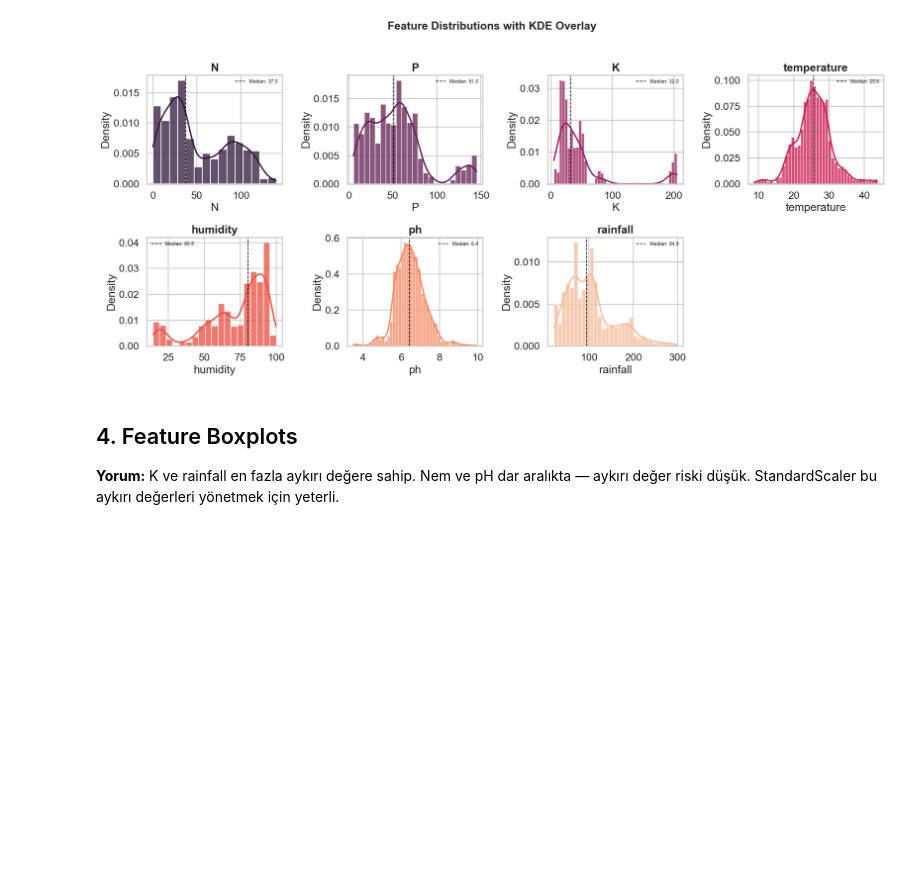
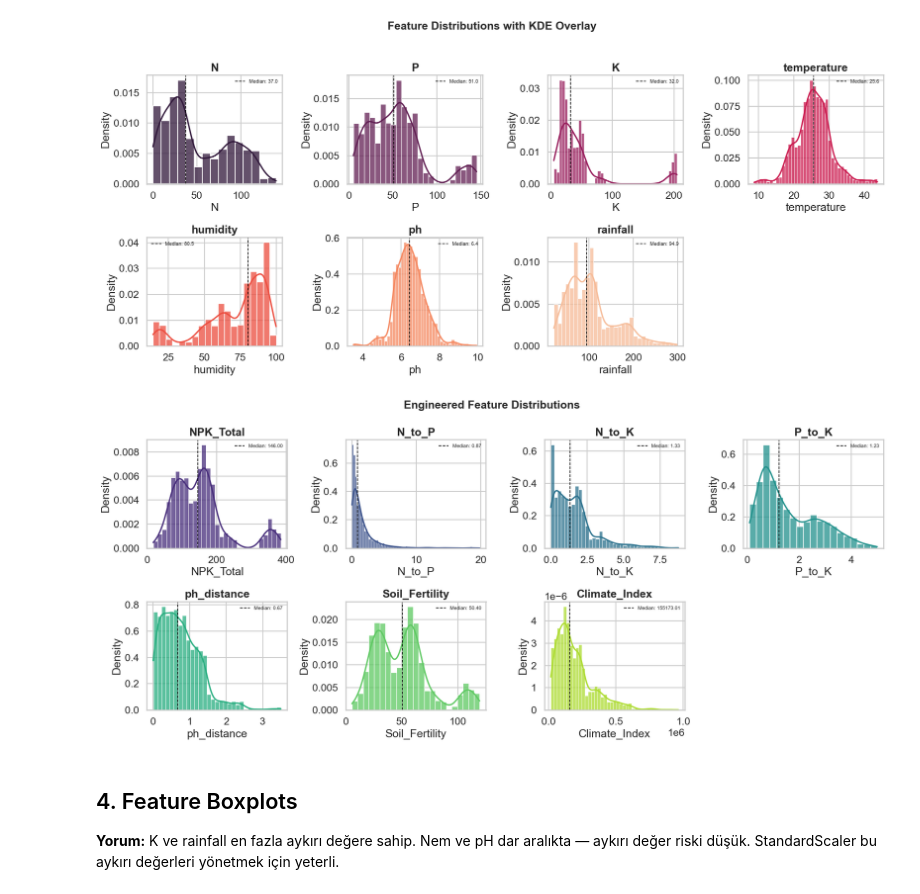
Before and after one commit to zynepsnksz/ml_proje, a Jupyter notebook: notebooks/01_eda.ipynb, the cells around one changed output. Cells and saved outputs as stored; diff of their text form; code cells hidden in the pictures; blank space fills up the shorter version.

```diff
--- a/notebooks/01_eda.ipynb
+++ b/notebooks/01_eda.ipynb
@@ -179,6 +414,66 @@ plt.savefig(ASSETS_DIR / "03_feature_histograms.png", dpi=200, bbox_inches="tigh
 plt.show()
 # %% [output]
 [figure]
+# %%
+engineered_features = [
+    "NPK_Total",
+    "N_to_P",
+    "N_to_K",
+    "P_to_K",
+    "ph_distance",
+    "Soil_Fertility",
+    "Climate_Index"
+]
+
+fig, axes = plt.subplots(2, 4, figsize=(18, 8))
+axes = axes.flatten()
+
+colors = sns.color_palette("viridis", len(engineered_features))
+
+for i, col in enumerate(engineered_features):
+    ax = axes[i]
+
+    sns.histplot(
+        df_fe[col],
+        kde=True,
+        stat="density",
+        color=colors[i],
+        edgecolor="white",
+        alpha=0.75,
+        ax=ax
+    )
+
+    ax.axvline(
+        df_fe[col].median(),
+        color="black",
+        linestyle="--",
+        linewidth=1.2,
+        label=f"Median: {df_fe[col].median():.2f}"
+    )
+
+    ax.set_title(col, fontweight="bold")
+    ax.legend(fontsize=8)
+
+axes[-1].axis("off")
+
+fig.suptitle(
+    "Engineered Feature Distributions",
+    fontsize=18,
+    fontweight="bold"
+)
+
+plt.tight_layout()
+
+plt.savefig(
+    ASSETS_DIR / "15_engineered_feature_histograms.png",
+    dpi=200,
+    bbox_inches="tight",
+    facecolor="white"
+)
+
+plt.show()
+# %% [output]
+[figure, added]
 # %% [markdown]
 ## 4. Feature Boxplots
 
```
Also changed, not shown: parts of 27 cells of this notebook, 7 other files.
